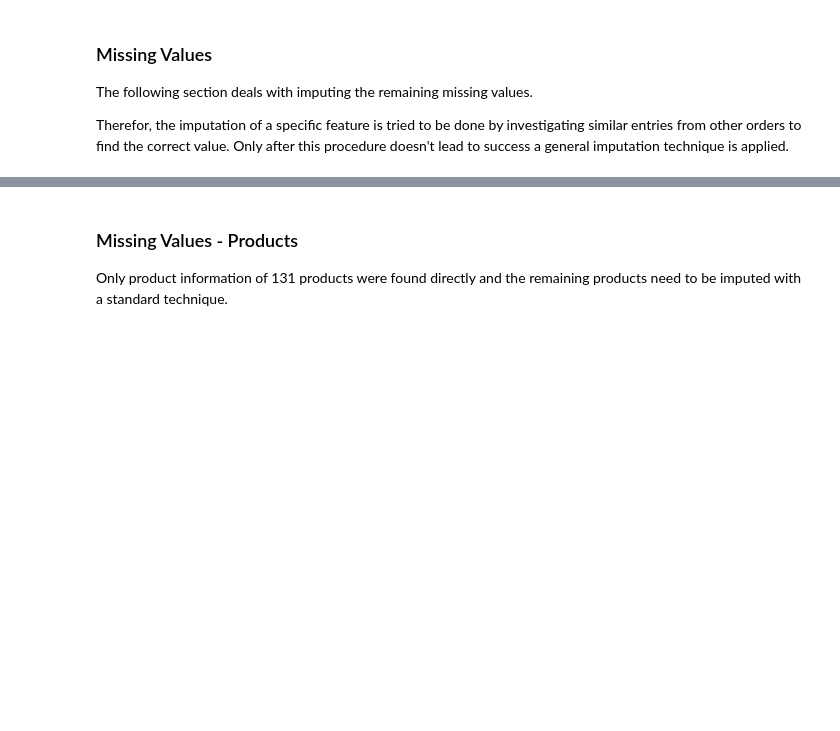
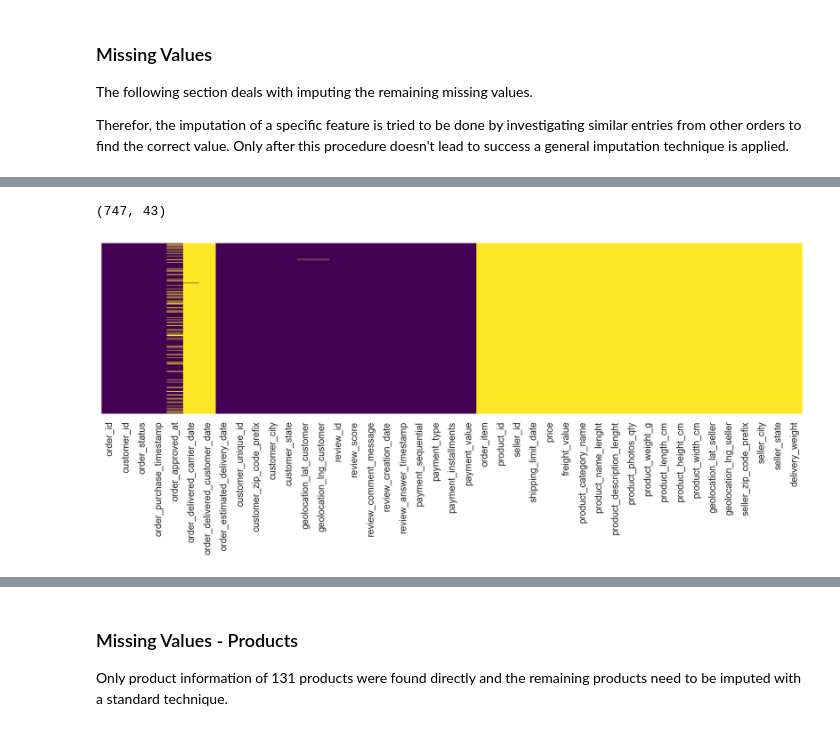
Before and after one commit to androi7/dsi-capstone, a Jupyter notebook: part-01/Ecommerce_EDA.ipynb, the cells around one changed output, grey strips where cells are left out. Cells and saved outputs as stored; diff of their text form; code cells hidden in the pictures; blank space fills up the shorter version.

```diff
--- a/part-01/Ecommerce_EDA.ipynb
+++ b/part-01/Ecommerce_EDA.ipynb
@@ -565,5 +532,14 @@ df.isnull().sum().sort_values(ascending=False)[:30]
 # %%
-df[(df['seller_state'].isnull()) & (df['seller_id'].notnull())].shape
+df[df['seller_id'].isnull()].shape
+# %% [output]
+(747, 43)
+# %%
+plt.figure(figsize=(16,4))
+sns.heatmap(df[df['seller_id'].isnull()].isnull(),
+            yticklabels=False, cbar=False, cmap='viridis')
+plt.show()
+# %% [output]
+[figure, added]
 # %%
 # Seller_id can't be imputed easily (except they belong all togther to one new single seller),
 # that's why they are dropped
```
Also changed, not shown: parts of 38 cells of this notebook.
